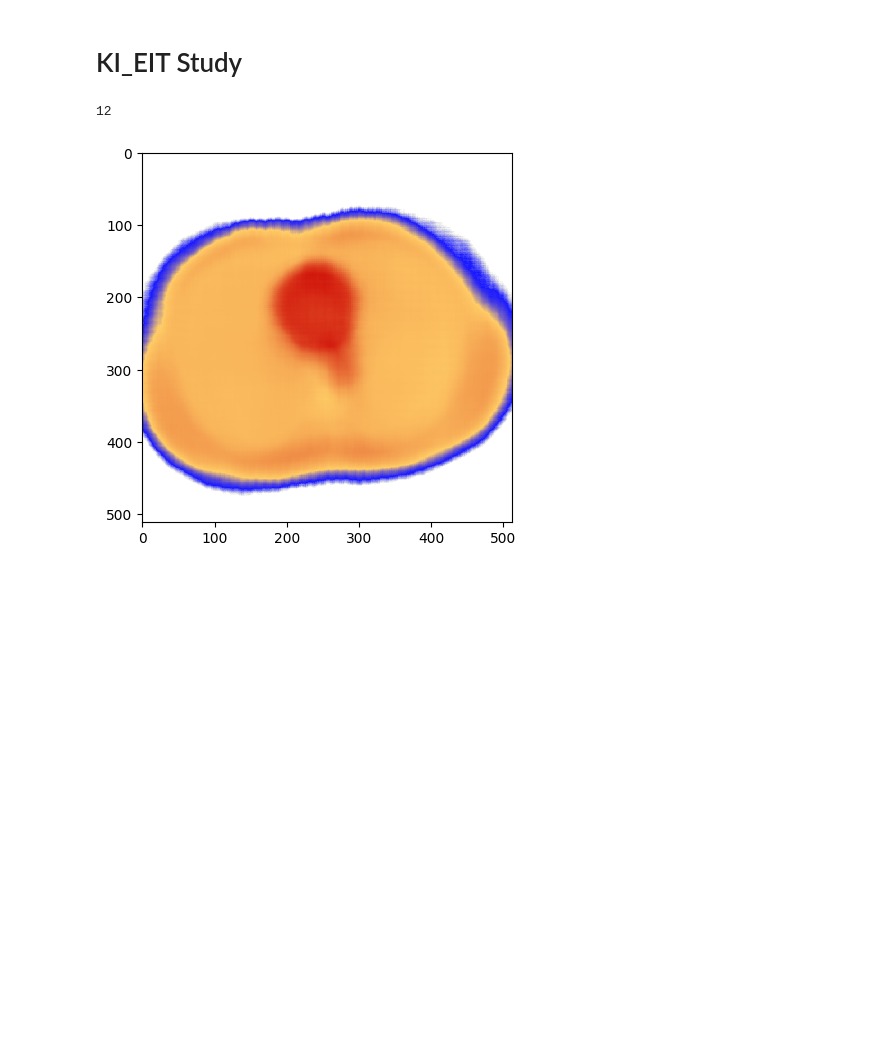
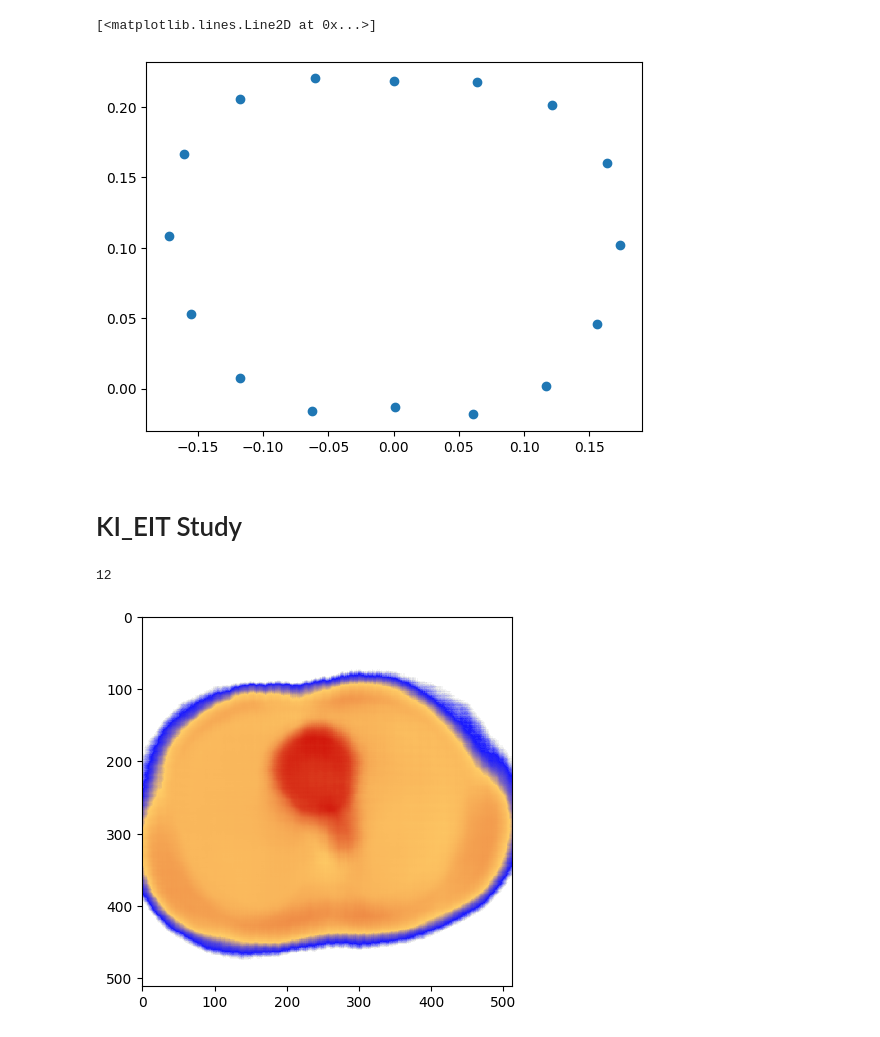
Before and after one commit to dmnk1308/RESIST, a Jupyter notebook: example_application.ipynb, the cells around one changed output. Drawn from its saved outputs; the diff is of its cells as text; code cells hidden in the pictures; blank space fills up the shorter version.

```diff
--- a/example_application.ipynb
+++ b/example_application.ipynb
@@ -17,5 +17,5 @@ from plotting_helper import *
 import scipy
 # %%
 # eit_path = 'outputs/2024-08-21/16-15-17'
-eit_path = 'outputs/2024-08-31/17-10-31'
+eit_path = 'outputs/2024-09-09/18-33-43'
 model, cfg = load_model(eit_path, device='cuda')
@@ -47,0 +54,14 @@ Training set: 852, validation set: 96, test set: 120
+# %%
+cases = get_all_cases(cfg, base_dir='')
+# %%
+electrode_pos = []
+for case in cases:
+    try:
+        case_path = os.path.join('data','processed','all_rho',case)
+        files = os.listdir(case_path)
+        electrode_pos.append(np.load(os.path.join(case_path,files[0]))['electrodes'].reshape(-1,64,3))
+    except Exception as e:
+        print(case, e)
+        continue
+electrode_pos = np.concatenate(electrode_pos)
+mean_electrode_pos = np.mean(electrode_pos, axis=0)
@@ -48,3 +91,8 @@ Training set: 852, validation set: 96, test set: 120
+# %%
+plt.plot(mean_electrode_pos[:,0], mean_electrode_pos[:,1], 'o')
+# %% [output]
+[<matplotlib.lines.Line2D at 0x...>]
+[figure, added]
 # %%
 np.save('data_processing/normalizing_metrics/norm_signals.npy', np.concatenate([test_dataset.train_mean.numpy(), test_dataset.train_std.numpy()], axis=0))
 np.save('data_processing/normalizing_metrics/norm_electrodes.npy', np.stack([test_dataset.points_max.numpy(), test_dataset.points_min.numpy()], axis=0))
```
Also changed, not shown: parts of 6 cells of this notebook, 19 other files.
